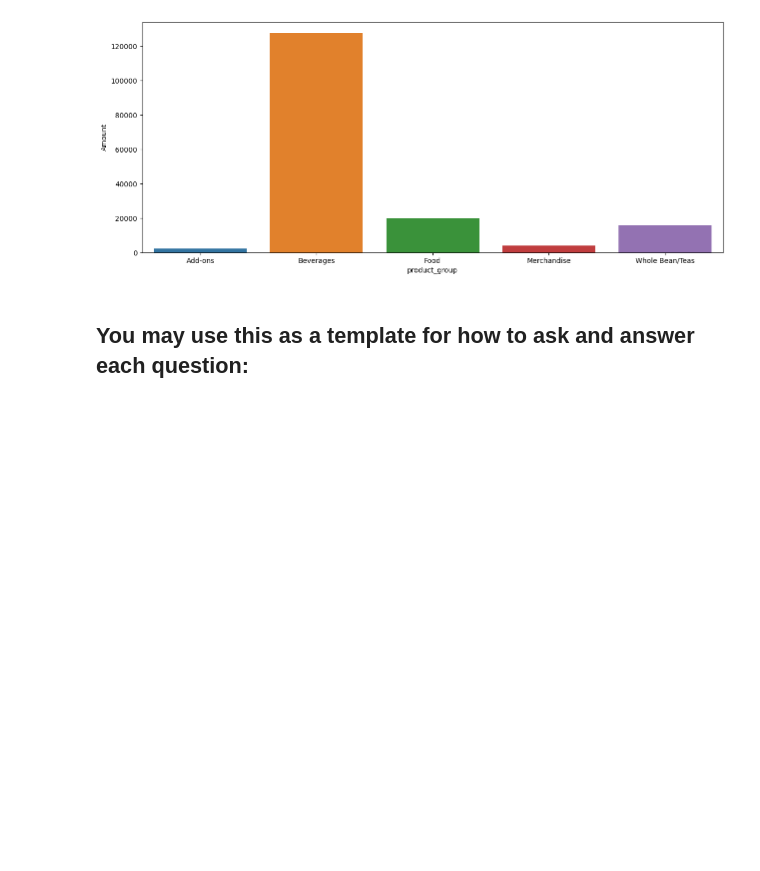
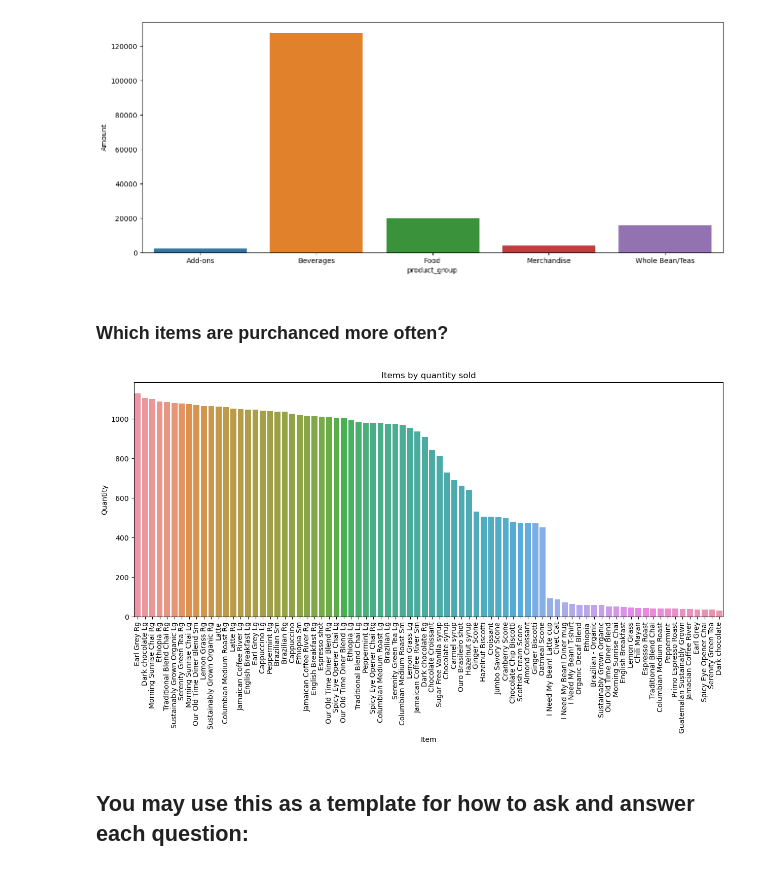
Before and after one commit to coffee-shop-analysis/coffee_project, a Jupyter notebook: final_report.ipynb, the cells around one changed output. Saved outputs shown, nothing was run; the diff lists cells and outputs as text; code cells hidden in the pictures; blank space fills up the shorter version.

```diff
--- a/final_report.ipynb
+++ b/final_report.ipynb
@@ -124,6 +124,12 @@ w.best_sell_product(train)
 w.best_sell_group(train)
 # %% [output]
 [figure]
+# %% [markdown]
+### Which items are purchanced more often?
+# %%
+w.most_sold_products(train)
+# %% [output]
+[figure, added]
 # %% [markdown]
 ## You may use this as a template for how to ask and answer each question:
 # %% [markdown]
```
